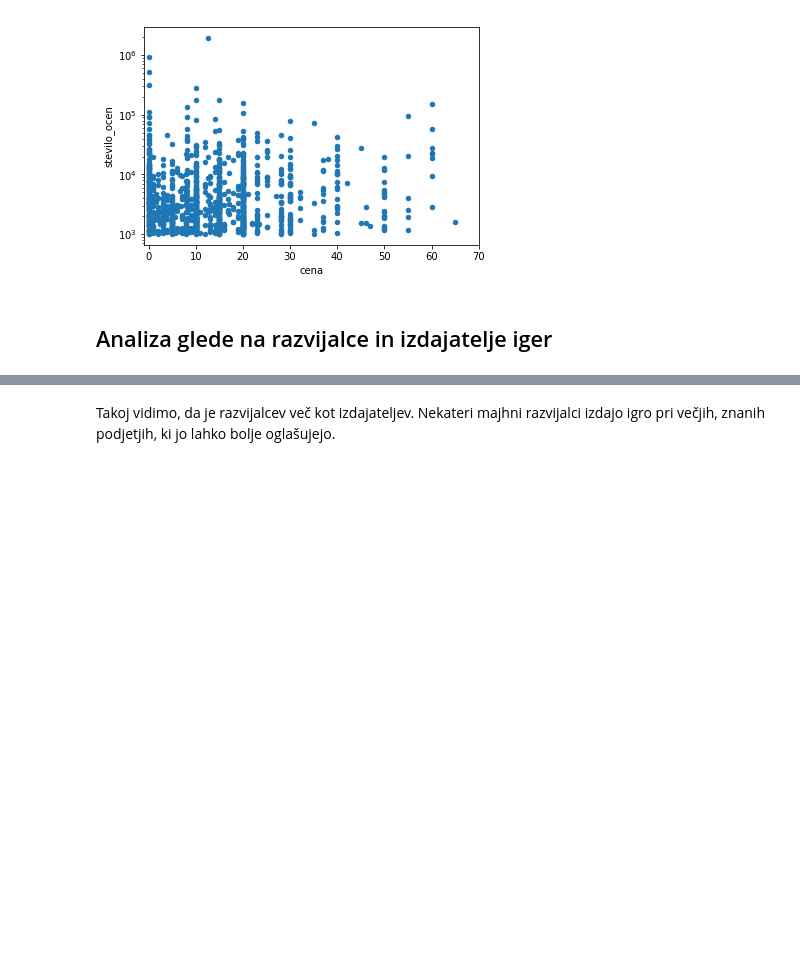
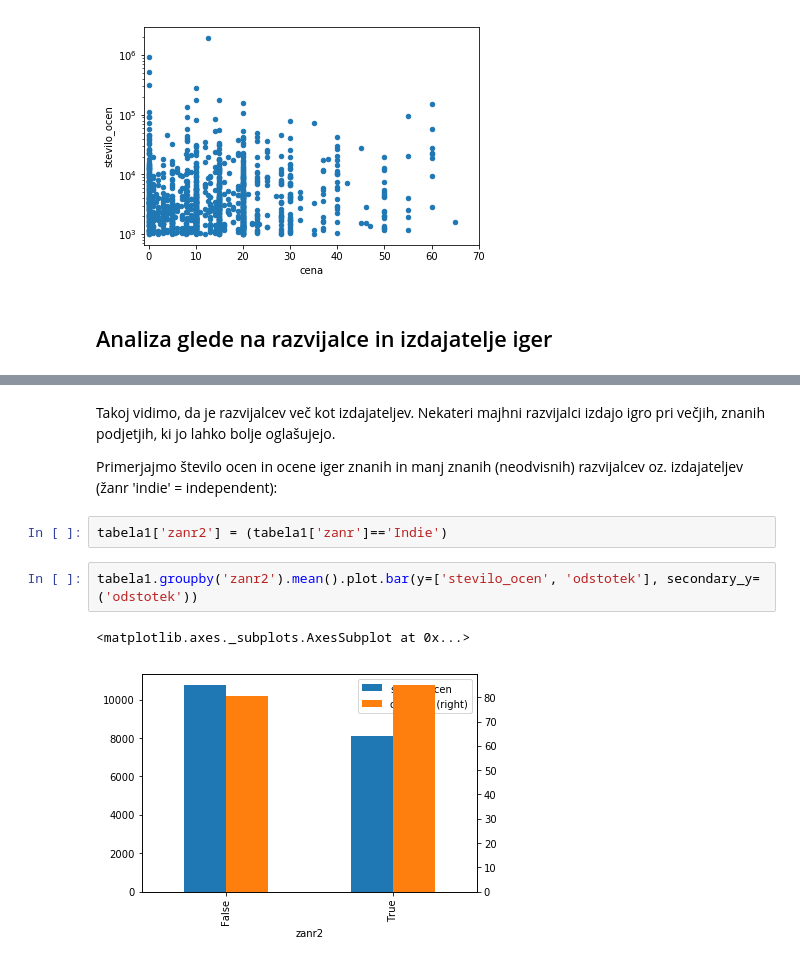
Before and after one commit to gregaSaksida/Steam, a Jupyter notebook: analiza.ipynb, the cells around one changed output, grey strips where cells are left out. Cells and saved outputs as stored; diff of their text form; blank space fills up the shorter version.

Commit message:
Dokončana analiza (dodelano predvsem glede na razvijalce iger).

```diff
--- a/analiza.ipynb
+++ b/analiza.ipynb
@@ -187,3 +189,12 @@ Michael Todd Games                               1
 Length: 669, dtype: int64
 # %% [markdown]
 Takoj vidimo, da je razvijalcev več kot izdajateljev. Nekateri majhni razvijalci izdajo igro pri večjih, znanih podjetjih, ki jo lahko bolje oglašujejo.
+
+Primerjajmo število ocen in ocene iger znanih in manj znanih (neodvisnih) razvijalcev oz. izdajateljev (žanr 'indie' = independent):
+# %%
+tabela1['zanr2'] = (tabela1['zanr']=='Indie')
+# %%
+tabela1.groupby('zanr2').mean().plot.bar(y=['stevilo_ocen', 'odstotek'], secondary_y=('odstotek'))
+# %% [output]
+<matplotlib.axes._subplots.AxesSubplot at 0x...>
+[figure, added]
```
Also changed, not shown: parts of 13 cells of this notebook.
